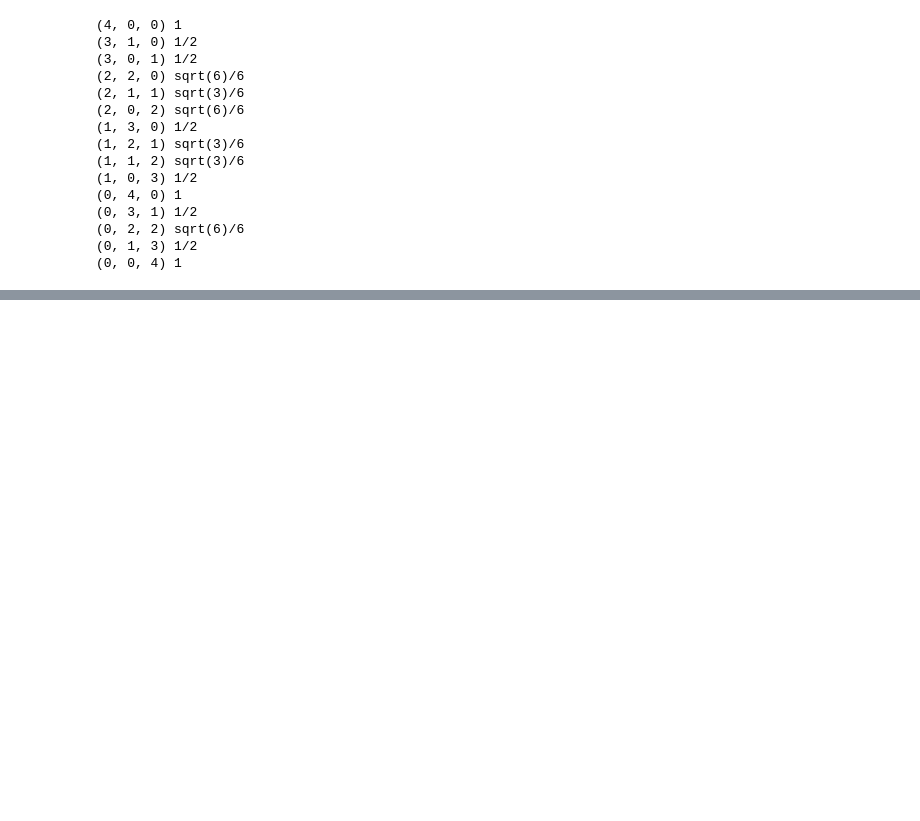
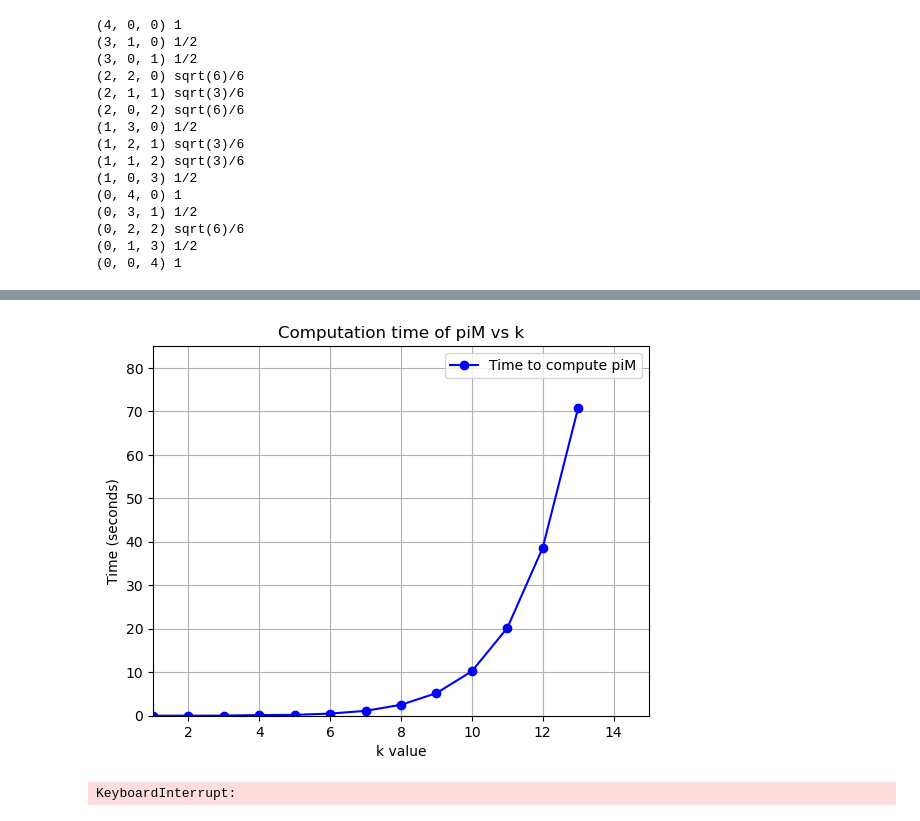
Before and after one commit to juhaszmartin/tensorprod, a Jupyter notebook: symmetric_symbolic.ipynb, the cells around one changed output, grey strips where cells are left out. Saved outputs shown, nothing was run; the diff lists cells and outputs as text; code cells hidden in the pictures; blank space fills up the shorter version.

```diff
--- a/symmetric_symbolic.ipynb
+++ b/symmetric_symbolic.ipynb
@@ -139,8 +197,8 @@ def pi_symmetric_multinomial_opt(M, basis, numeric=False):
 # %%
 # --- Test ---
 d = 3
-k_val = 6
-M = sp.Matrix([[sp.symbols(f'M{i}{j}') for j in range(d)] for i in range(d)])
+k_val = 10
+M = sp.Matrix([[sp.symbols(f'M{i}{j}') for j in range(1, d + 1)] for i in range(1, d + 1)])
 basis = sym_basis_k_symbolic(k_val, d)
 piM = pi_symmetric_multinomial_opt(M, basis)
-display(piM)
+#display(piM)
@@ -235,0 +270,39 @@ All tests passed ✅
+# %%
+import matplotlib.pyplot as plt
+import time
+from IPython.display import clear_output
+
+# Assume sym_basis_k_symbolic and pi_symmetric_multinomial are already defined
+d = 3
+M = sp.Matrix([[sp.symbols(f'M{i}{j}') for j in range(1, d + 1)] for i in range(1, d + 1)])
+
+k_values = list(range(1, 16))
+times = []
+
+plt.figure(figsize=(8,5))
+
+for k_val in k_values:
+    start = time.time()
+
+    basis = sym_basis_k_symbolic(k_val, d)
+    piM = pi_symmetric_multinomial_opt(M, basis)
+
+    elapsed = time.time() - start
+    times.append(elapsed)
+
+    # Clear previous plot
+    clear_output(wait=True)
+
+    # Plot updated data
+    plt.plot(k_values[:len(times)], times, 'o-', color='blue', label="Time to compute piM")
+    plt.xlabel("k value")
+    plt.ylabel("Time (seconds)")
+    plt.title("Computation time of piM vs k")
+    plt.grid(True)
+    plt.legend()
+    plt.xlim(1, 15)
+    plt.ylim(0, max(times)*1.2)
+    plt.show()
+# %% [output]
+[figure, added]
+KeyboardInterrupt:
```
Also changed, not shown: parts of 11 cells of this notebook, 1 other file.
